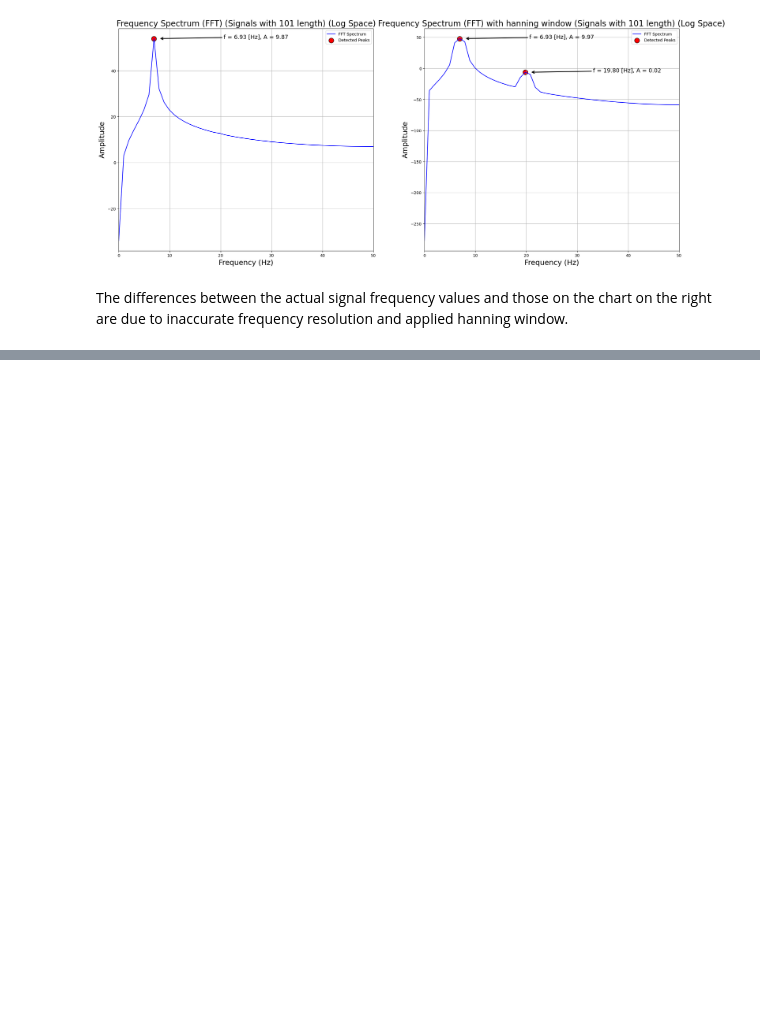
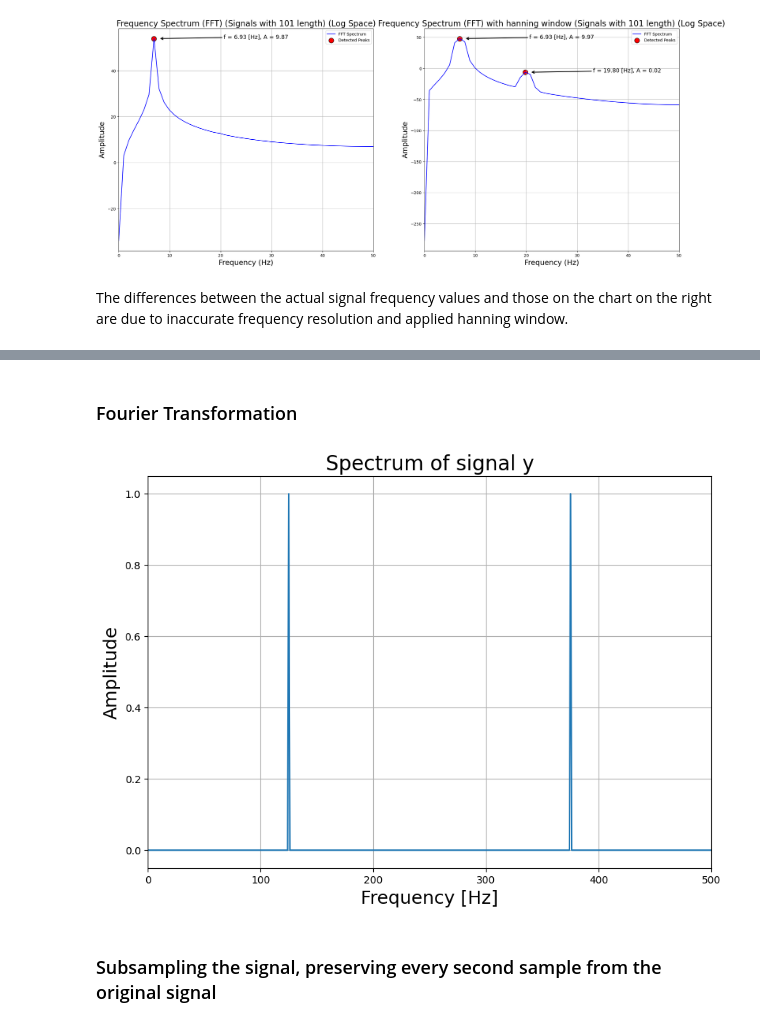
Before and after one commit to MikolajRusin/signal-modeling-and-identification, a Jupyter notebook: Lab_1/lab_1.ipynb, the cells around one changed output, grey strips where cells are left out. Drawn from its saved outputs; the diff is of its cells as text; code cells hidden in the pictures; blank space fills up the shorter version.

```diff
--- a/Lab_1/lab_1.ipynb
+++ b/Lab_1/lab_1.ipynb
@@ -510,0 +555,21 @@ The differences between the actual signal frequency values and those on the char
+# %% [markdown]
+### Fourier Transformation
+# %%
+# Fourier transformation
+N = y.shape[0]
+Y = (abs(np.fft.fft(y)) / N) * 2
+df = fs / N                   # Frequency resolution
+fv = np.arange(0, N) * df     # Frequency vector
+# %%
+plt.figure(figsize=(10, 7))
+plt.plot(fv, Y)
+plt.title('Spectrum of signal y', fontsize=20)
+plt.xlabel('Frequency [Hz]', fontsize=18)
+plt.ylabel('Amplitude', fontsize=18)
+plt.xlim(0, fs / 2)
+plt.grid()
+plt.show()
+# %% [output]
+[figure, added]
+# %% [markdown]
+### Subsampling the signal, preserving every second sample from the original signal
```
Also changed, not shown: parts of 26 cells of this notebook.
